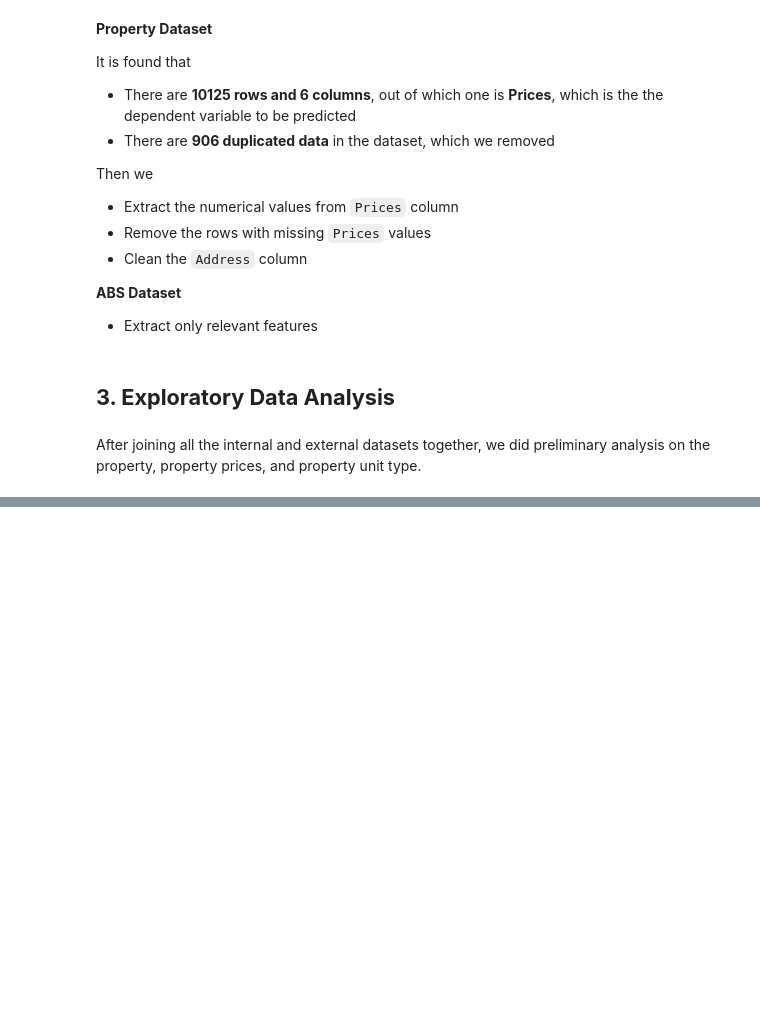
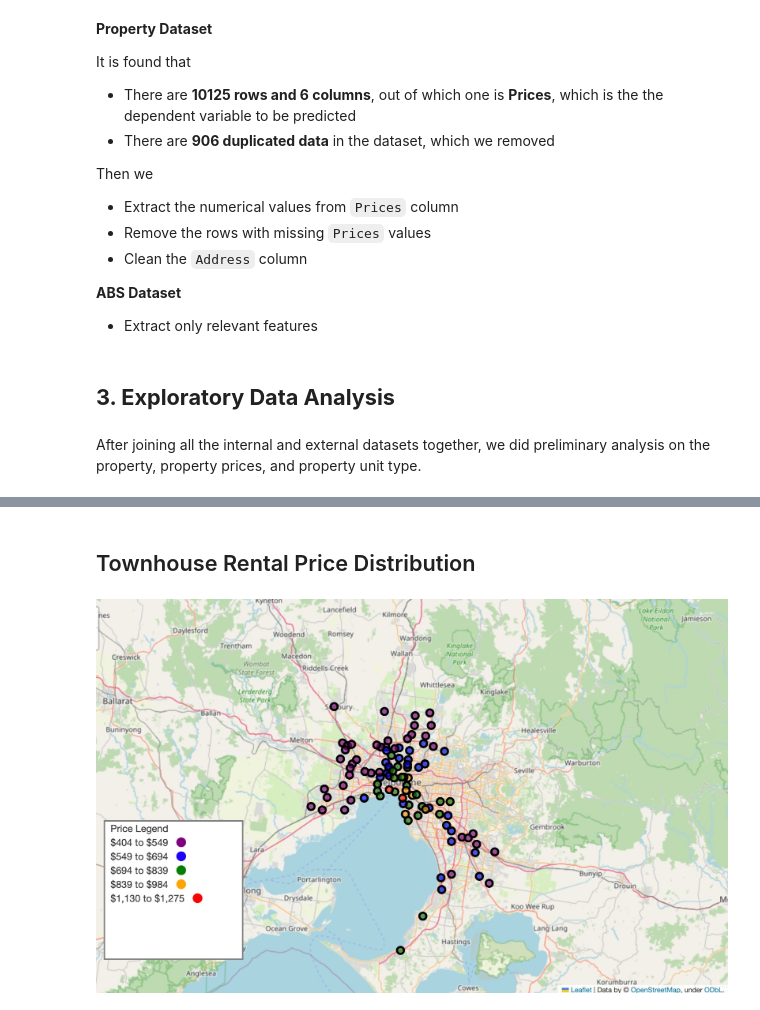
Before and after one commit to vanessagraciia/Real-Estate-Industry-Project, a Jupyter notebook: notebooks/summary_notebook.ipynb, the cells around one changed output, grey strips where cells are left out. Drawn from its saved outputs; the diff is of its cells as text; code cells hidden in the pictures; blank space fills up the shorter version.

```diff
--- a/notebooks/summary_notebook.ipynb
+++ b/notebooks/summary_notebook.ipynb
@@ -153,0 +110,10 @@ On a first look at the dataset, it is found that
+# %% [markdown]
+## Townhouse Rental Price Distribution
+# %%
+# Define the path
+file_path = '../plots/townhouse.jpeg'
+
+# Display the image
+Image(filename=file_path)
+# %% [output]
+[figure, added]
```
Also changed, not shown: parts of 60 cells of this notebook.
